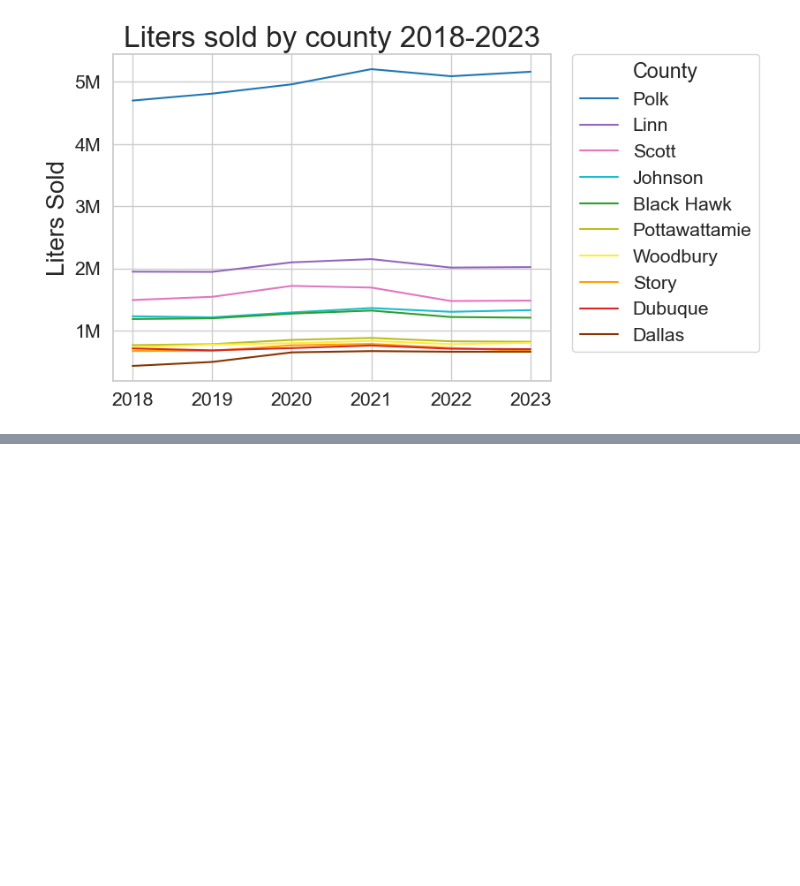
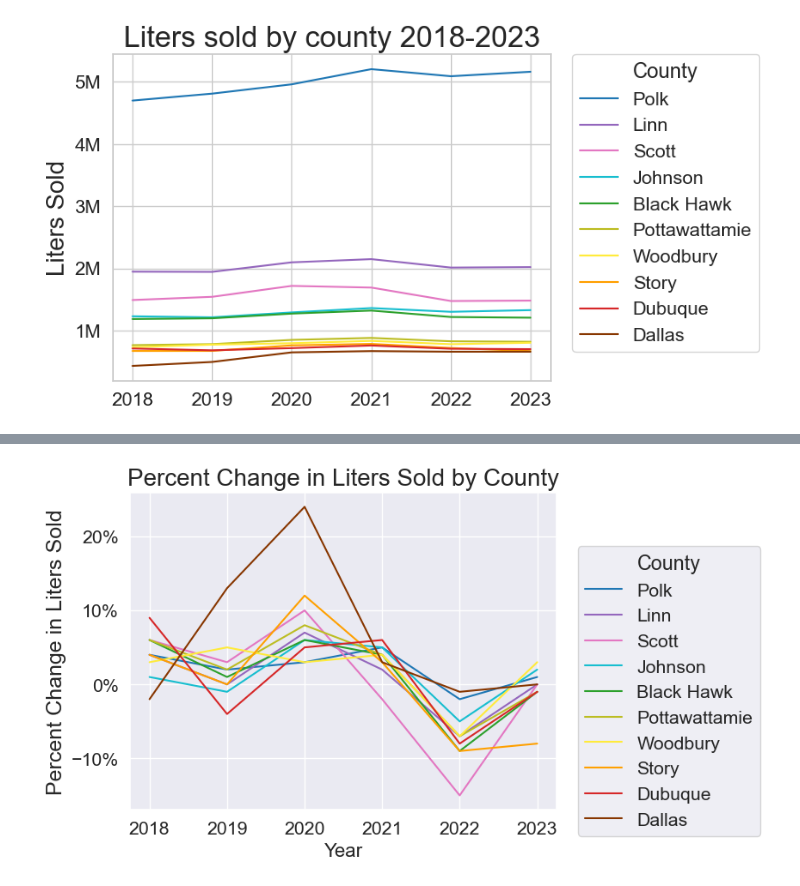
Before and after one commit to amoutafian/iowa_liquor_project, a Jupyter notebook: Iowa _liquor_exploratory_analysis.ipynb, the cells around one changed output, grey strips where cells are left out. Drawn from its saved outputs; the diff is of its cells as text; code cells hidden in the pictures; blank space fills up the shorter version.

```diff
--- a/Iowa _liquor_exploratory_analysis.ipynb
+++ b/Iowa _liquor_exploratory_analysis.ipynb
@@ -241,2 +315,16 @@ plt.show()
+# %%
+sns.lineplot(data = percent_change_county, x = 'year', y = 'percent_change_year', hue= 'county',  palette= county_colors,
+            hue_order = [
+    "Polk","Linn","Scott","Johnson","Black Hawk","Pottawattamie","Woodbury","Story","Dubuque","Dallas"
+         ])
+ax= plt.gca()
+ax.set_xlabel("Year", size = 16 )
+ax.set_ylabel( "Percent Change in Liters Sold" , size = 18 )
+ax.set_title( "Percent Change in Liters Sold by County", size = 20 )
+ax.yaxis.set_major_formatter(tick.PercentFormatter(decimals = 0))
+plt.legend(title = 'County', bbox_to_anchor=(1.05, .83), loc='upper left', borderaxespad=0)
+plt.show()
+# %% [output]
+[figure, added]
 # %%
 #Pearsons correlation coefficients
```
Also changed, not shown: parts of 2 cells of this notebook.
